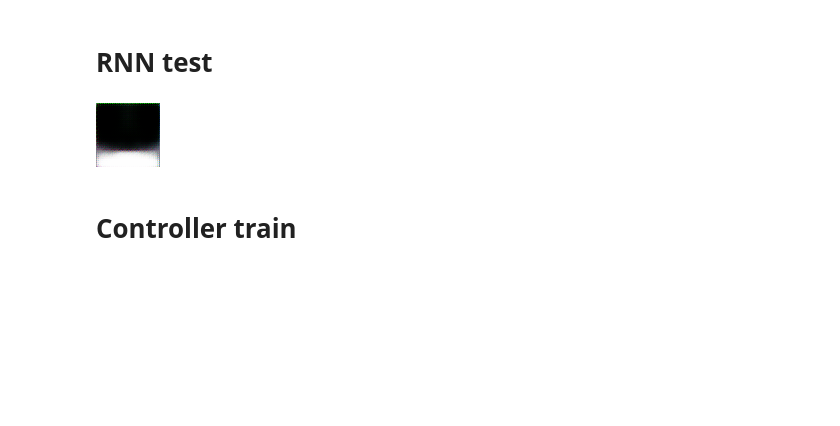
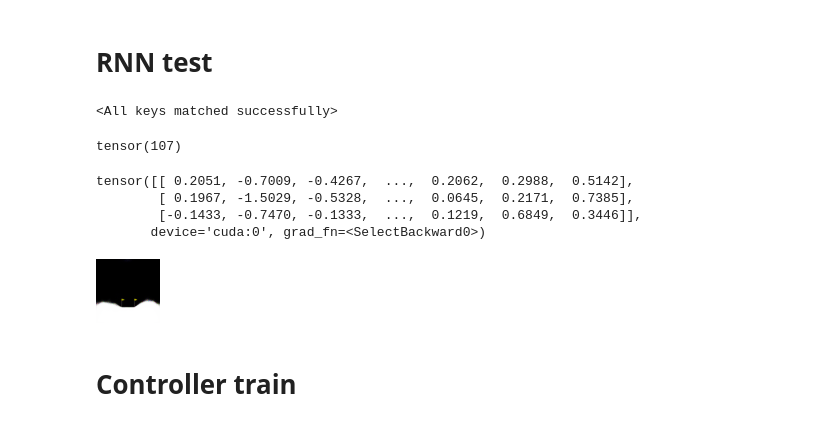
Before and after one commit to IkJun1/World_Model, a Jupyter notebook: example.ipynb, the cells around one changed output. Drawn from its saved outputs; the diff is of its cells as text; code cells hidden in the pictures; blank space fills up the shorter version.

```diff
--- a/example.ipynb
+++ b/example.ipynb
@@ -232,16 +283,17 @@ from parts.controller import controller
 action_size = int(actions.max()) + 1
 action_onehot = np.eye(action_size)[actions] # np.eye is generates identity matrix
 
-vae = VAE(input_channel=3, latent_dim=256).to('cuda:0')
-mdn_rnn = MDN_RNN(input_size=256, action_size=action_size).to('cuda:0')
-controller = controller(action_size=action_size, h_vector_size=256, z_vector_size=256, hidden_size=256)
+vae = VAE(input_channel=3, latent_dim=1024).to('cuda:0')
+mdn_rnn = MDN_RNN(input_size=1024, hidden_size=512, latent_space_size=1024, action_size=action_size).to('cuda:0')
 
-vae.load_state_dict(torch.load('model_weights/vae_weights.pth'))
-mdn_rnn.load_state_dict(torch.load('model_weights/mdnrnn_weights.pth'))
+vae.load_state_dict(torch.load('model_weights/vae_weights_latent1024.pth'))
+mdn_rnn.load_state_dict(torch.load('model_weights/mdnrnn_weights_latent1024.pth'))
+# %% [output]
+<All keys matched successfully>
 # %%
 from torchvision import transforms
 
-observations = torch.tensor(observations_raw).permute(0, 3, 1, 2)
+observations = observations_raw
 
 resize = transforms.Compose([
     transforms.ToPILImage(),
@@ -249,7 +301,11 @@ resize = transforms.Compose([
     transforms.ToTensor()])
 
 
-seq_dataset = SequenceDataset(image_dataset=observations, transforms=resize, action_dataset=action_onehot, reward_dataset=rewards, sequence_length=1000)
+seq_dataset = SequenceDataset(image_dataset=observations, transforms=resize, reward_dataset=rewards, action_dataset=action_onehot, episodes=episodes)
+# %%
+seq_dataset[0][3]
+# %% [output]
+tensor(107)
 # %%
 vae.eval()
 mdn_rnn.eval()
@@ -258,29 +314,37 @@ z_vectors = z_vectors.unsqueeze(0)
 action_first = seq_dataset[0][1].to('cuda:0')
 action_first = action_first.unsqueeze(0)
 
-mu, sigma, phi, reward, h = mdn_rnn(z_vectors, action_first)
+mu, sigma, phi, reward, h, cell = mdn_rnn(z_vectors, action_first)
+# %%
+mu[0][130]
+# %% [output]
+tensor([[ 0.2051, -0.7009, -0.4267,  ...,  0.2062,  0.2988,  0.5142],
+        [ 0.1967, -1.5029, -0.5328,  ...,  0.0645,  0.2171,  0.7385],
+        [-0.1433, -0.7470, -0.1333,  ...,  0.1219,  0.6849,  0.3446]],
+       device='cuda:0', grad_fn=<SelectBackward0>)
 # %%
-p = phi[:, -1, :]
-m = mu[:, -1, :, :]
-s = sigma[:, -1, :, :]
+p = phi[:, 100, :]
+m = mu[:, 100, :, :]
+s = sigma[:, 100, :, :]
 # %%
 from torch import distributions
 from torchvision import transforms
 
 mixture_distribution = distributions.Categorical(probs=p)
 component_distribution = distributions.Normal(loc=m, scale=s)
 component_dist = distributions.Independent(
     component_distribution,
     reinterpreted_batch_ndims=1
 )
 mixture_gaussian = distributions.MixtureSameFamily(mixture_distribution, component_dist)
 vector = mixture_gaussian.sample()
 
 to_pil = transforms.ToPILImage()
 a = vae.decode(vector)
-to_pil(a[0])
+img = to_pil(a[0])
+img
 # %% [output]
-[figure, old version]
+[figure, new version]
 # %% [markdown]
 # Controller train
 # %%
```
Also changed, not shown: parts of 11 cells of this notebook.
